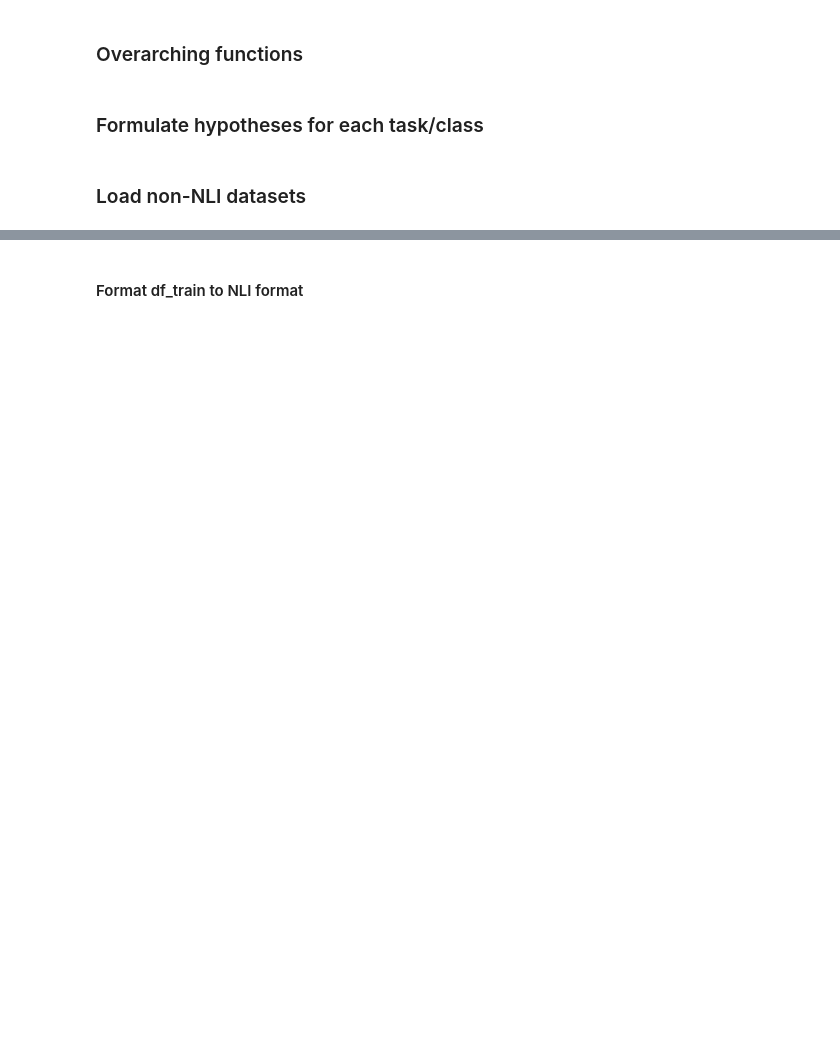
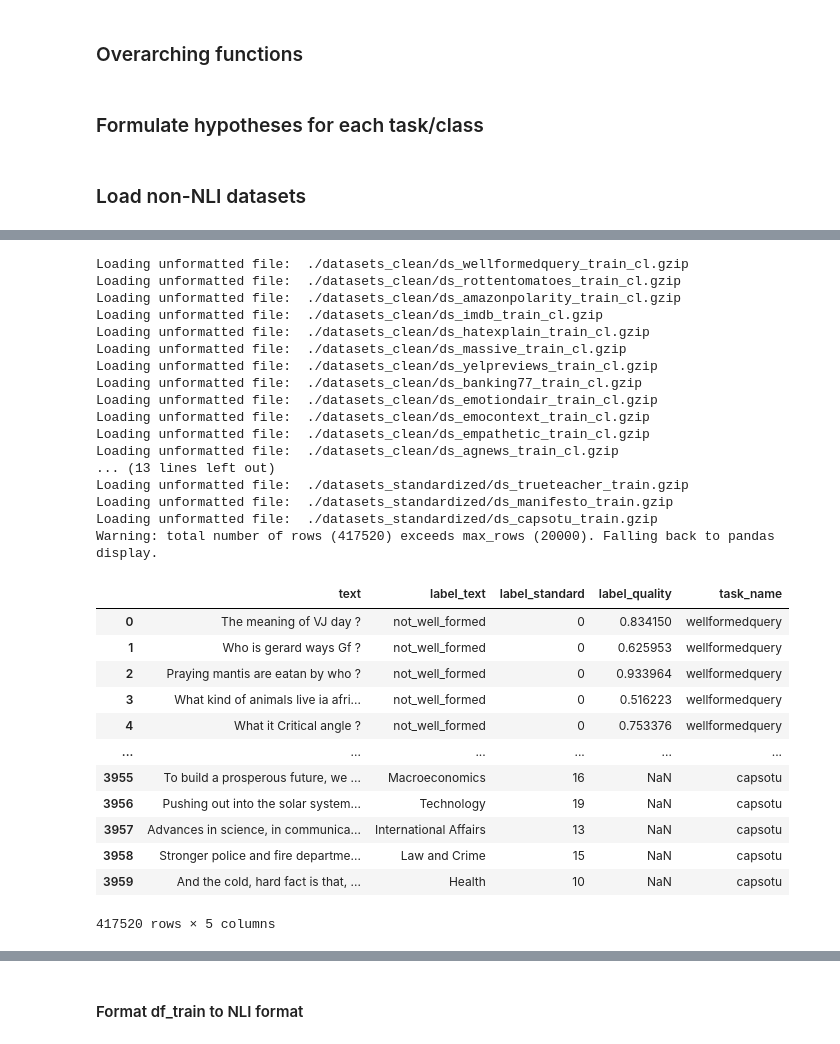
Before and after one commit to MoritzLaurer/zeroshot-classifier, a Jupyter notebook: 3_data_formatting_universal_nli.ipynb, the cells around one changed output, grey strips where cells are left out. Saved outputs shown, nothing was run; the diff lists cells and outputs as text; code cells hidden in the pictures; blank space fills up the shorter version.

```diff
--- a/3_data_formatting_universal_nli.ipynb
+++ b/3_data_formatting_universal_nli.ipynb
@@ -481,9 +551,12 @@ def find_files(directory, filter_string=None):
 # find cleaned files
 directory_path_cl = './datasets_clean'
 train_files_lst_cl = find_files(directory_path_cl, filter_string="train")
-# also add datasets that were not cleaned
+# also add datasets that did not processed for automatic cleaning
 directory_path_uncleaned = './datasets_standardized'
-datasets_no_automatic_clean = ["trueteacher", "anthropic_harmless", "anthropic_helpful"]
+datasets_no_automatic_clean = [
+    "trueteacher", #"anthropic_harmless", "anthropic_helpful",
+    "manifesto", "capsotu"
+]
 train_files_lst_uncleaned = find_files(directory_path_uncleaned, filter_string="train")
 train_files_lst_uncleaned = [path for path in train_files_lst_uncleaned if any(dataset in path for dataset in datasets_no_automatic_clean)]
 
@@ -493,7 +566,6 @@ print("All identified files: ", train_files_lst)
 print("N files: ", len(train_files_lst))
 
 # task name extraction from dataset files
-# Define the regular expression pattern
 pattern = re.compile(r'^\.(?:/datasets_clean|/datasets_standardized)/ds_|_train.*$')
 # Apply the regular expression to each string in the list
 task_names_train = [re.sub(pattern, '', fp) for fp in train_files_lst]
@@ -503,16 +575,12 @@ print("task names: ", task_names_train)
 # double check if all intended dataset paths and task names  were loaded
 print("N tasks: ", len(task_names_manual))
 
-from collections import Counter
-assert Counter(task_names_manual) == Counter(task_names_train)
-
-list1 = ["apple", "banana", "cherry"]
-list2 = ["banana", "cherry", "date", "elderberry"]
-
+# test if dataset mismatch
 unique_to_list1 = set(task_names_manual) - set(task_names_train)
 unique_to_list2 = set(task_names_train) - set(task_names_manual)
-print("Strings unique to list1:", unique_to_list1)
-print("Strings unique to list2:", unique_to_list2)
+print("task_name only in task_names_manual:", unique_to_list1)
+print("task_name only in task_names_train:", unique_to_list2)
+assert Counter(task_names_manual) == Counter(task_names_train)
 # %% [output]
 All identified files:  ['./datasets_clean/ds_wellformedquery_train_cl.gzip', './datasets_clean/ds_rottentomatoes_train_cl.gzip', './datasets_clean/ds_amazonpolarity_train_cl.gzip', './datasets_clean/d ...
 N files:  28
@@ -551,0 +591,58 @@ N tasks:  28
+# %%
+# load train files
+df_train_lst = []
+for train_file_path in train_files_lst:
+    # extract task name from file path
+    pattern = re.compile(r'^\.(?:/datasets_clean|/datasets_standardized)/ds_|_train.*$')
+    task_name = re.sub(pattern, '', train_file_path)
+
+    # for datasets that do not have hypotheses yet
+    if not any(task_name in train_file_path for task_name in tasks_to_exclude):
+        print("Loading unformatted file: ", train_file_path)
+        # load dataset
+        df_train = pd.read_parquet(train_file_path).reset_index(drop=True)
+
+        df_train["task_name"] = task_name
+
+        df_train_lst.append(df_train)
+
+    # for datasets that already have hypotheses and are already formatted
+    else:
+        # later: include anthropic datasets in v2
+        raise NotImplementedError
+
+
+df_train_concat = pd.concat(df_train_lst)
+
+display(df_train_concat)
+# %% [output]
+Loading unformatted file:  ./datasets_clean/ds_wellformedquery_train_cl.gzip
+Loading unformatted file:  ./datasets_clean/ds_rottentomatoes_train_cl.gzip
+Loading unformatted file:  ./datasets_clean/ds_amazonpolarity_train_cl.gzip
+Loading unformatted file:  ./datasets_clean/ds_imdb_train_cl.gzip
+Loading unformatted file:  ./datasets_clean/ds_hatexplain_train_cl.gzip
+Loading unformatted file:  ./datasets_clean/ds_massive_train_cl.gzip
+Loading unformatted file:  ./datasets_clean/ds_yelpreviews_train_cl.gzip
+Loading unformatted file:  ./datasets_clean/ds_banking77_train_cl.gzip
+Loading unformatted file:  ./datasets_clean/ds_emotiondair_train_cl.gzip
+Loading unformatted file:  ./datasets_clean/ds_emocontext_train_cl.gzip
+Loading unformatted file:  ./datasets_clean/ds_empathetic_train_cl.gzip
+Loading unformatted file:  ./datasets_clean/ds_agnews_train_cl.gzip
+... (13 lines left out)
+Loading unformatted file:  ./datasets_standardized/ds_trueteacher_train.gzip
+Loading unformatted file:  ./datasets_standardized/ds_manifesto_train.gzip
+Loading unformatted file:  ./datasets_standardized/ds_capsotu_train.gzip
+Warning: total number of rows (417520) exceeds max_rows (20000). Falling back to pandas display.
+|  | text | label_text | label_standard | label_quality | task_name |
+| 0 | The meaning of VJ day ? | not_well_formed | 0 | 0.834150 | wellformedquery |
+| 1 | Who is gerard ways Gf ? | not_well_formed | 0 | 0.625953 | wellformedquery |
+| 2 | Praying mantis are eatan by who ? | not_well_formed | 0 | 0.933964 | wellformedquery |
+| 3 | What kind of animals live ia afri... | not_well_formed | 0 | 0.516223 | wellformedquery |
+| 4 | What it Critical angle ? | not_well_formed | 0 | 0.753376 | wellformedquery |
+| ... | ... | ... | ... | ... | ... |
+| 3955 | To build a prosperous future, we ... | Macroeconomics | 16 | NaN | capsotu |
+| 3956 | Pushing out into the solar system... | Technology | 19 | NaN | capsotu |
+| 3957 | Advances in science, in communica... | International Affairs | 13 | NaN | capsotu |
+| 3958 | Stronger police and fire departme... | Law and Crime | 15 | NaN | capsotu |
+| 3959 | And the cold, hard fact is that, ... | Health | 10 | NaN | capsotu |
+417520 rows × 5 columns
```
Also changed, not shown: parts of 51 cells of this notebook.
